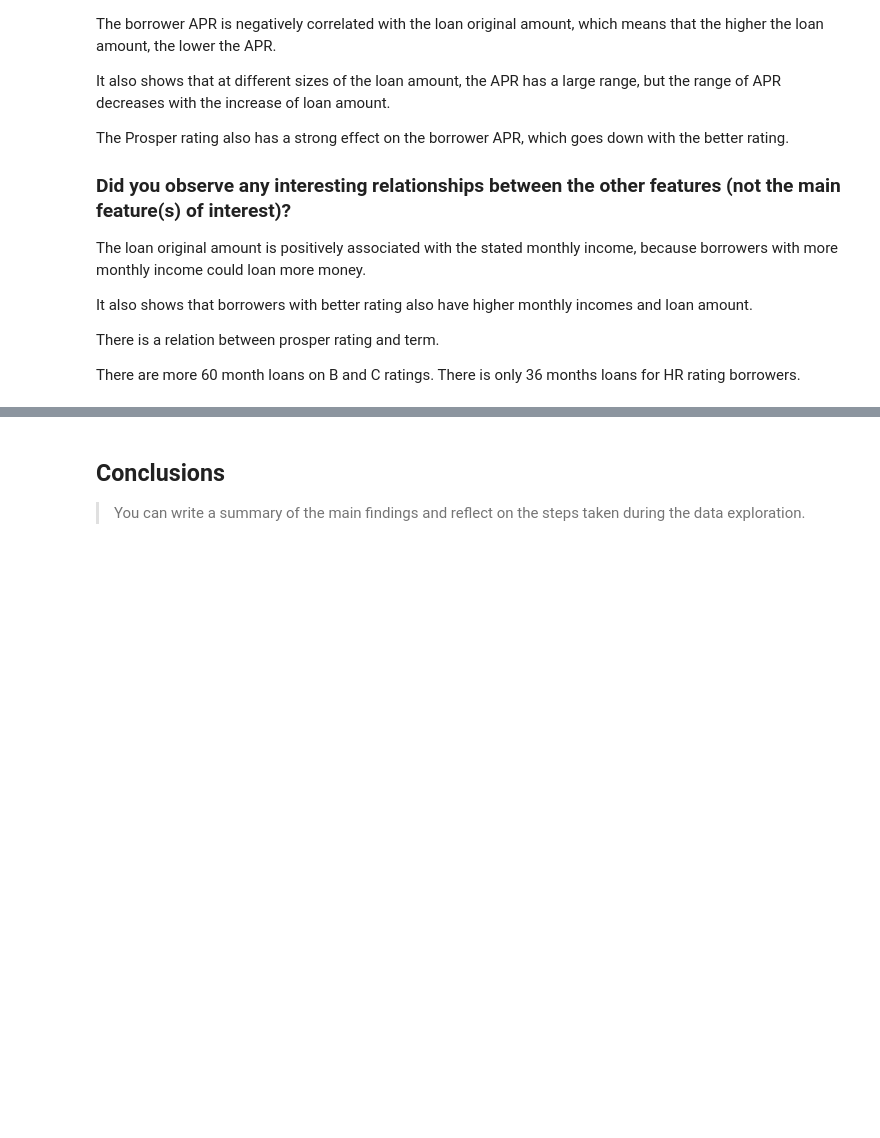
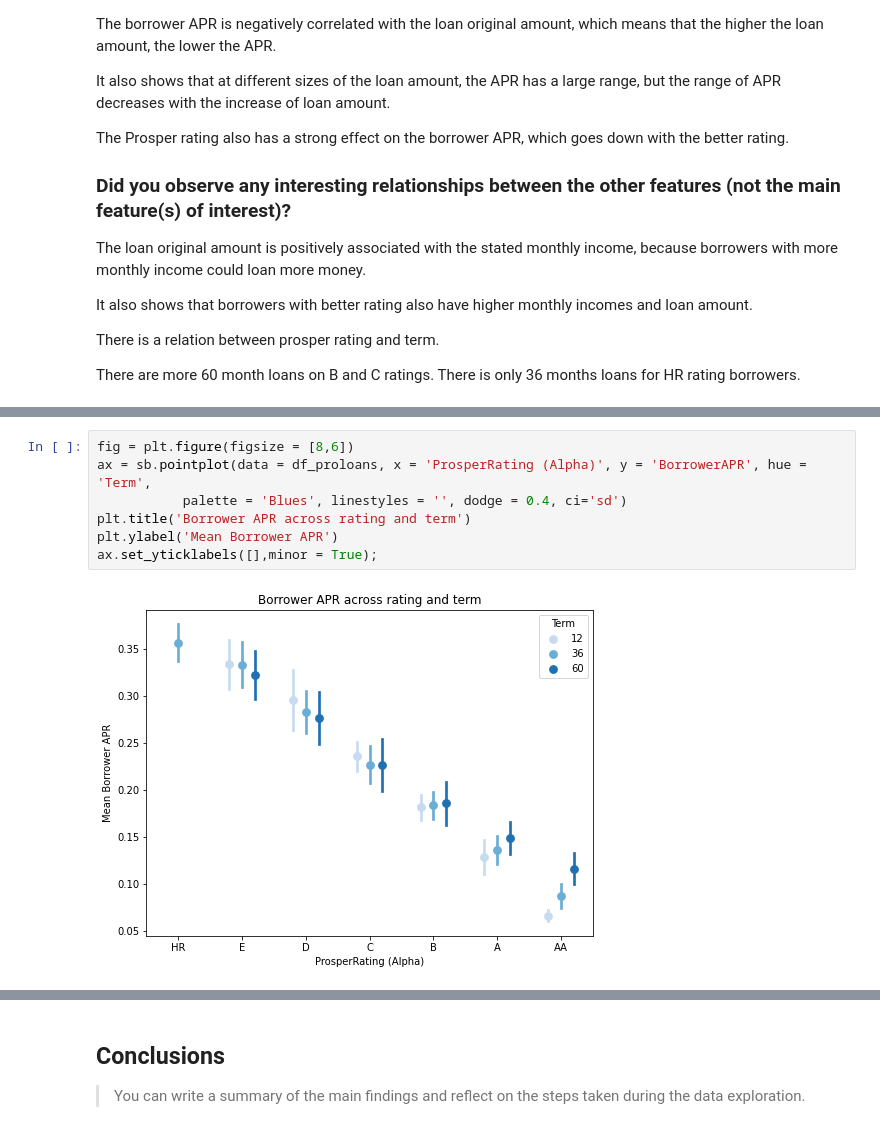
Before and after one commit to andisiambuku/Loans-Analysis-Project, a Jupyter notebook: Part_I_exploration_template.ipynb, the cells around one changed output, grey strips where cells are left out. Cells and saved outputs as stored; diff of their text form; blank space fills up the shorter version.

```diff
--- a/Part_I_exploration_template.ipynb
+++ b/Part_I_exploration_template.ipynb
@@ -463,0 +482,9 @@ There are more 60 month loans on B and C ratings. There is only 36 months loans
+# %%
+fig = plt.figure(figsize = [8,6])
+ax = sb.pointplot(data = df_proloans, x = 'ProsperRating (Alpha)', y = 'BorrowerAPR', hue = 'Term',
+           palette = 'Blues', linestyles = '', dodge = 0.4, ci='sd')
+plt.title('Borrower APR across rating and term')
+plt.ylabel('Mean Borrower APR')
+ax.set_yticklabels([],minor = True);
+# %% [output]
+[figure, added]
```
Also changed, not shown: parts of 12 cells of this notebook, 2 other files.
